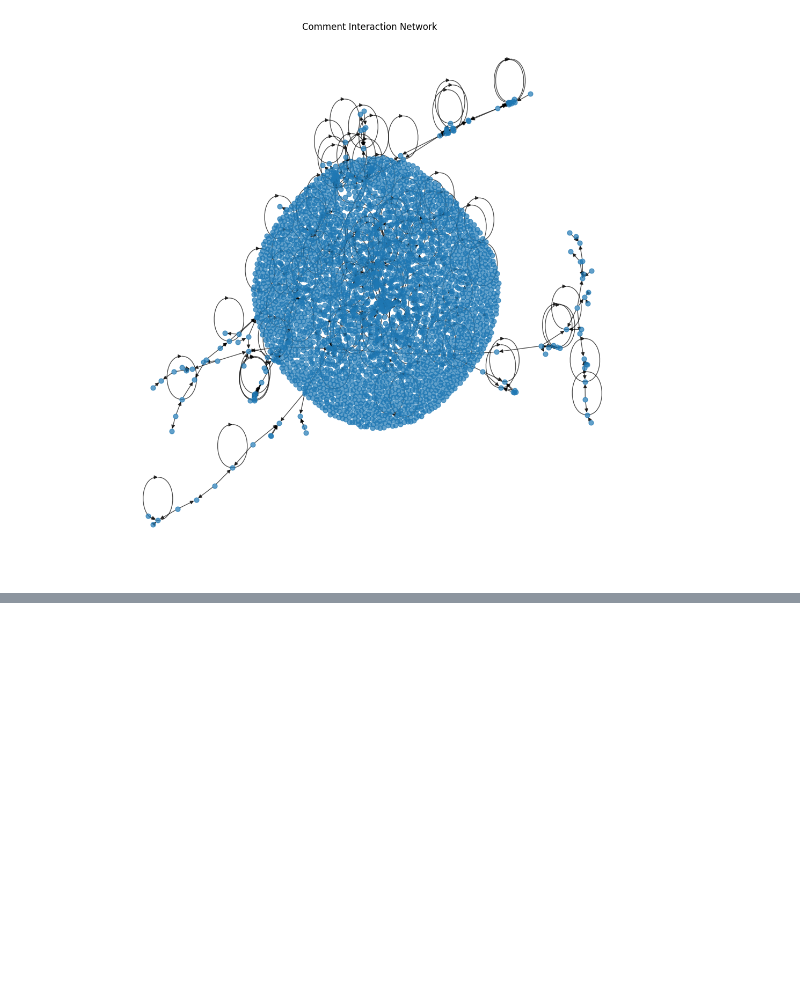
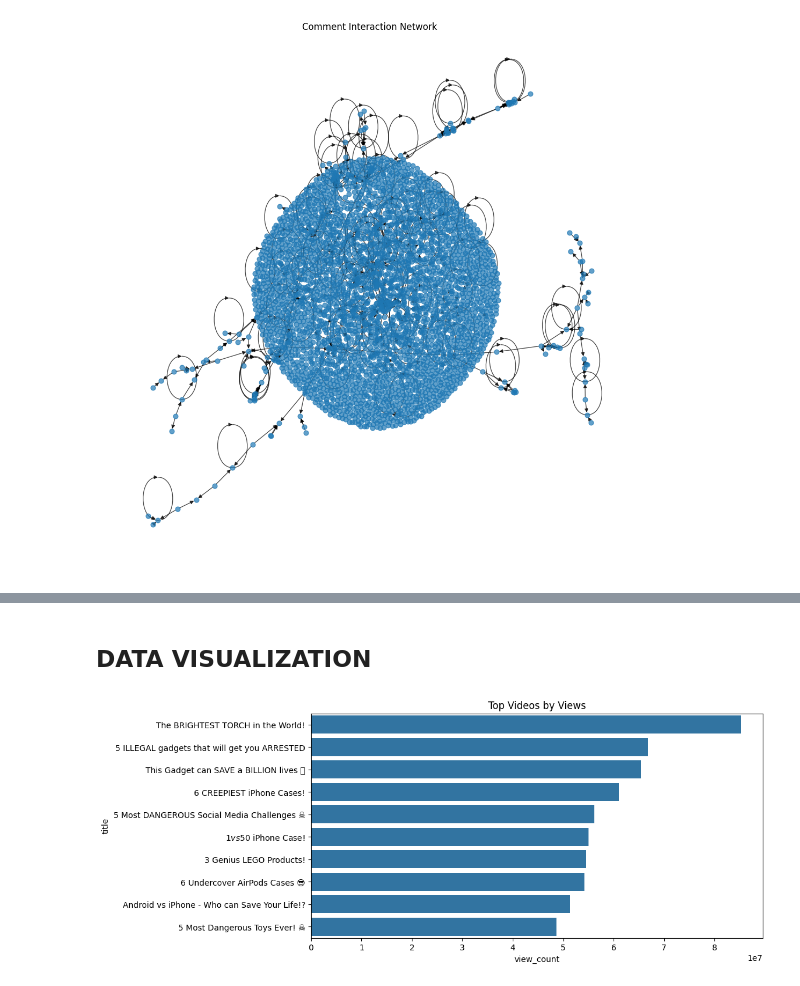
Before and after one commit to MeetDuseja/Youtube-Channel-Analytics, a Jupyter notebook: youtube_channel_analytics_notebook.ipynb, the cells around one changed output, grey strips where cells are left out. Cells and saved outputs as stored; diff of their text form; code cells hidden in the pictures; blank space fills up the shorter version.

```diff
--- a/youtube_channel_analytics_notebook.ipynb
+++ b/youtube_channel_analytics_notebook.ipynb
@@ -185,0 +206,4 @@ plot_network(graph)
+# %%
+videos = pd.read_excel("all_video_Data.xlsx")
+comments = pd.read_excel("all_comments.xlsx")
+posts = pd.read_excel("scheduled_posts.xlsx")
@@ -185,0 +397,16 @@ plot_network(graph)
+# %% [markdown]
+## DATA VISUALIZATION
+# %%
+top_videos = pd.read_sql("""
+SELECT title, view_count
+FROM videos
+ORDER BY view_count DESC
+LIMIT 10
+""", conn)
+
+plt.figure(figsize=(10,5))
+sns.barplot(x="view_count", y="title", data=top_videos)
+plt.title("Top Videos by Views")
+plt.show()
+# %% [output]
+[figure, added]
```
Also changed, not shown: parts of 25 cells of this notebook.
